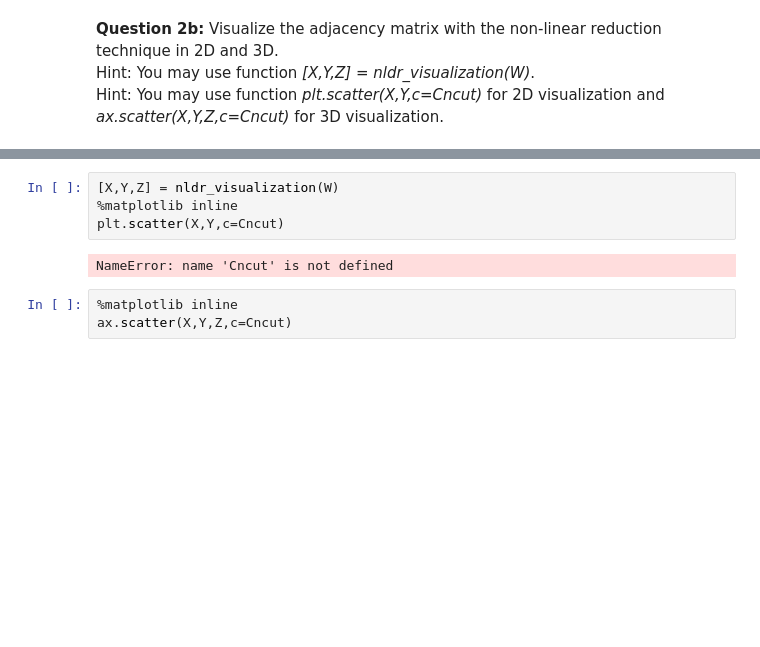
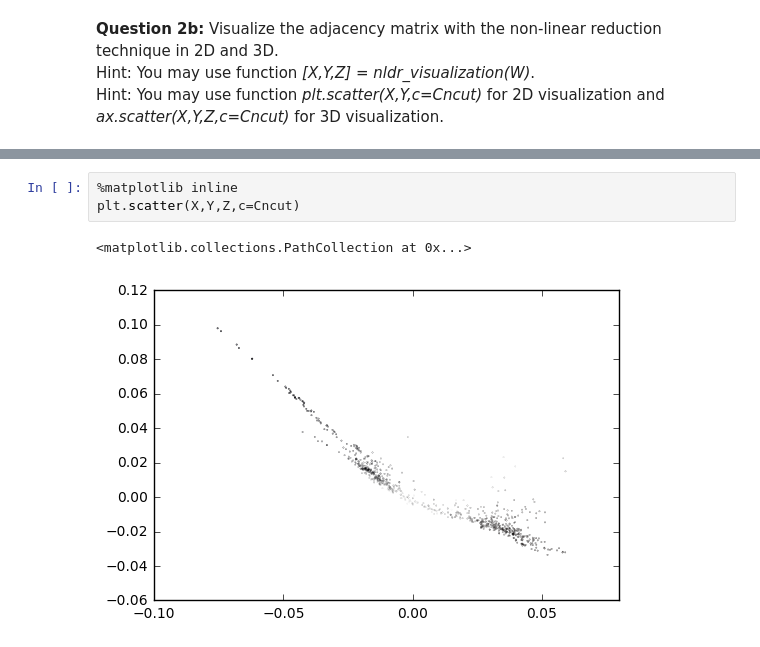
Before and after one commit to malogrisard/NTDScourse, a Jupyter notebook: algorithms/01_ex_graph_science.ipynb, the cells around one changed output, grey strips where cells are left out. Cells and saved outputs as stored; diff of their text form; blank space fills up the shorter version.

```diff
--- a/algorithms/01_ex_graph_science.ipynb
+++ b/algorithms/01_ex_graph_science.ipynb
@@ -133,9 +176,6 @@ Hint: You may use function *plt.scatter(X,Y,c=Cncut)* for 2D visualization and *
 # %%
-[X,Y,Z] = nldr_visualization(W)
 %matplotlib inline
-plt.scatter(X,Y,c=Cncut)
+plt.scatter(X,Y,Z,c=Cncut)
 # %% [output]
-NameError: name 'Cncut' is not defined
+<matplotlib.collections.PathCollection at 0x...>
+[figure, added]
-# %%
-%matplotlib inline
-ax.scatter(X,Y,Z,c=Cncut)
```
Also changed, not shown: parts of 9 cells of this notebook, 2 other files.
